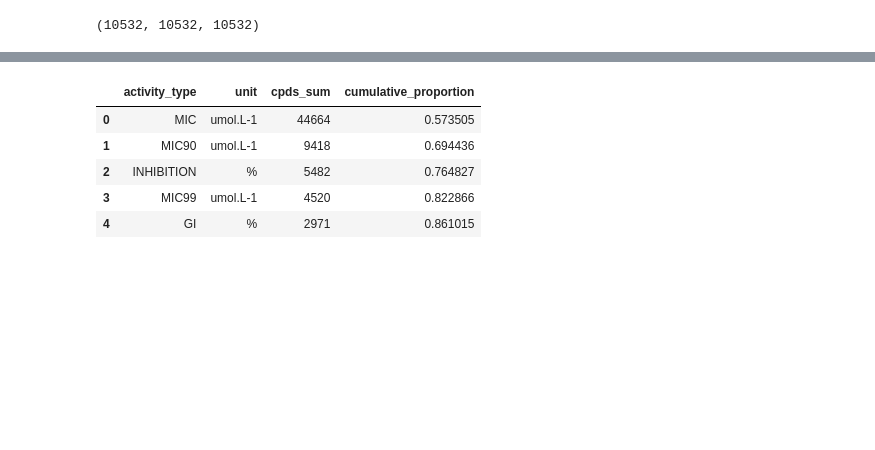
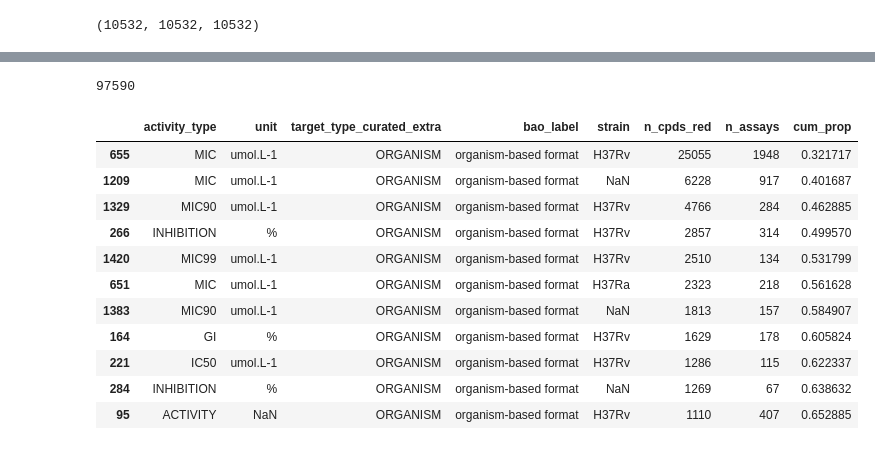
Before and after one commit to ersilia-os/chembl-antimicrobial-tasks, a Jupyter notebook: notebooks/merging.ipynb, the cells around one changed output, grey strips where cells are left out. Cells and saved outputs as stored; diff of their text form; code cells hidden in the pictures; blank space fills up the shorter version.

```diff
--- a/notebooks/merging.ipynb
+++ b/notebooks/merging.ipynb
@@ -89,3 +86,10 @@ ASSAYS_DATASETS.insert(9, 'ratios', ratios)
 # Merge everything
 ASSAYS_MASTER = ASSAYS_CLEANED.merge(ASSAYS_PARAMETERS,on=KEYS, how="left", validate="1:1")
 ASSAYS_MASTER = ASSAYS_MASTER.merge(ASSAYS_DATASETS,on=KEYS, how="left", validate="1:1")
+# %%
+# Dict mapping assay_id, activity_type and unit to a set of compound ChEMBL IDs
+ChEMBL = pd.read_csv(os.path.join(OUTPUT, pathogen_code, f"{pathogen_code}_ChEMBL_cleaned_data.csv.gz"), low_memory=False)
+ASSAY_TO_COMPOUNDS = defaultdict(set)
+for assay_id, activity_type, unit, compound_chembl_id in ChEMBL[["assay_chembl_id", "activity_type", "unit", "compound_chembl_id"]].values:
+    ASSAY_TO_COMPOUNDS[(assay_id, activity_type, unit)].add(compound_chembl_id)
+del ChEMBL
@@ -186,18 +185,32 @@ ASSAYS_MASTER[ASSAYS_MASTER['Considered'].isna()][:20]
+# %%
+len(accepted_compounds)
+# %% [output]
+97590
+# %%
+FILTERED_ASSAYS_MASTER = ASSAYS_MASTER[(ASSAYS_MASTER['Considered'].isna()) & (ASSAYS_MASTER['target_type_curated_extra'] == 'ORGANISM')].copy()
 # %%
-cpds_by_pair = (ASSAYS_MASTER[(ASSAYS_MASTER['Considered'].isna()) & (ASSAYS_MASTER['target_type_curated_extra'] == 'ORGANISM')]
-    .groupby(["activity_type", "unit"], dropna=False)["cpds"]
-    .sum()
-    .sort_values(ascending=False)
-    .reset_index(name="cpds_sum")
+keys = ["activity_type", "unit", "target_type_curated_extra", "bao_label", "strain"]
+
+cpds_grouped = (FILTERED_ASSAYS_MASTER
+    .groupby(keys, dropna=False)
+    .agg(n_cpds_red=("cpds", "sum"), n_assays=("assay_id", "size"))
+    .reset_index()
+    .sort_values("n_cpds_red", ascending=False)
 )
 
-total = cpds_by_pair["cpds_sum"].sum()
-cpds_by_pair["cumulative_proportion"] = (cpds_by_pair["cpds_sum"].cumsum() / total)
-cpds_by_pair[:5]
+cpds_grouped["cum_prop"] = cpds_grouped["n_cpds_red"].cumsum() / cpds_grouped["n_cpds_red"].sum()
+cpds_grouped = cpds_grouped[cpds_grouped['n_cpds_red'] >= 1000]
+cpds_grouped
 # %% [output]
-|  | activity_type | unit | cpds_sum | cumulative_proportion |
-| 0 | MIC | umol.L-1 | 44664 | 0.573505 |
-| 1 | MIC90 | umol.L-1 | 9418 | 0.694436 |
-| 2 | INHIBITION | % | 5482 | 0.764827 |
-| 3 | MIC99 | umol.L-1 | 4520 | 0.822866 |
-| 4 | GI | % | 2971 | 0.861015 |
+|  | activity_type | unit | target_type_curated_extra | bao_label | strain | n_cpds_red | n_assays | cum_prop |
+| 655 | MIC | umol.L-1 | ORGANISM | organism-based format | H37Rv | 25055 | 1948 | 0.321717 |
+| 1209 | MIC | umol.L-1 | ORGANISM | organism-based format | NaN | 6228 | 917 | 0.401687 |
+| 1329 | MIC90 | umol.L-1 | ORGANISM | organism-based format | H37Rv | 4766 | 284 | 0.462885 |
+| 266 | INHIBITION | % | ORGANISM | organism-based format | H37Rv | 2857 | 314 | 0.499570 |
+| 1420 | MIC99 | umol.L-1 | ORGANISM | organism-based format | H37Rv | 2510 | 134 | 0.531799 |
+| 651 | MIC | umol.L-1 | ORGANISM | organism-based format | H37Ra | 2323 | 218 | 0.561628 |
+| 1383 | MIC90 | umol.L-1 | ORGANISM | organism-based format | NaN | 1813 | 157 | 0.584907 |
+| 164 | GI | % | ORGANISM | organism-based format | H37Rv | 1629 | 178 | 0.605824 |
+| 221 | IC50 | umol.L-1 | ORGANISM | organism-based format | H37Rv | 1286 | 115 | 0.622337 |
+| 284 | INHIBITION | % | ORGANISM | organism-based format | NaN | 1269 | 67 | 0.638632 |
+| 95 | ACTIVITY | NaN | ORGANISM | organism-based format | H37Rv | 1110 | 407 | 0.652885 |
```
Also changed, not shown: parts of 22 cells of this notebook, 1 other file.
